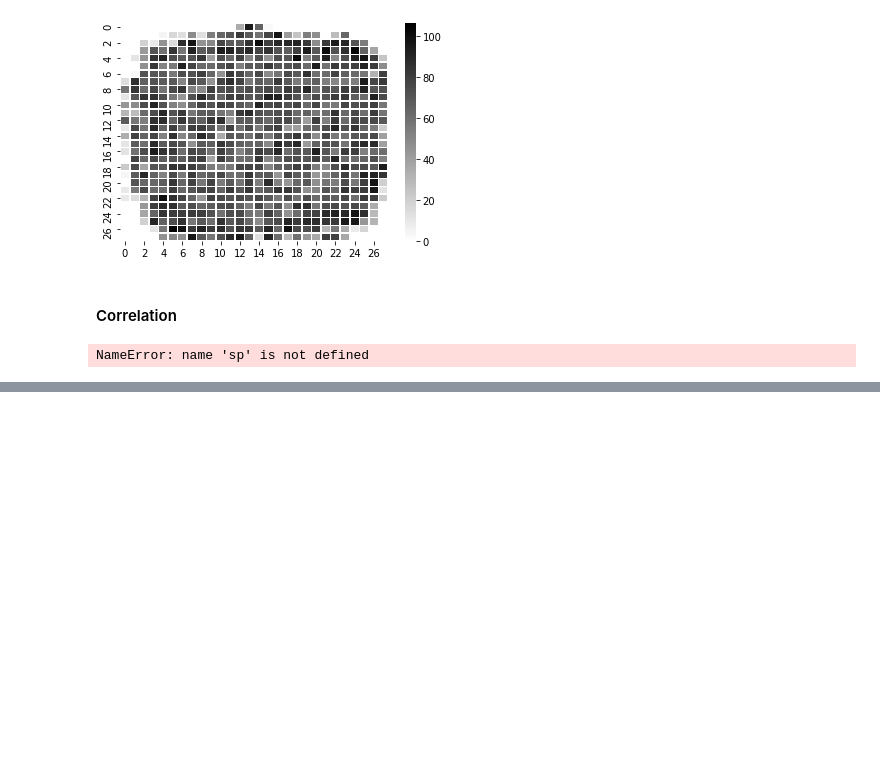
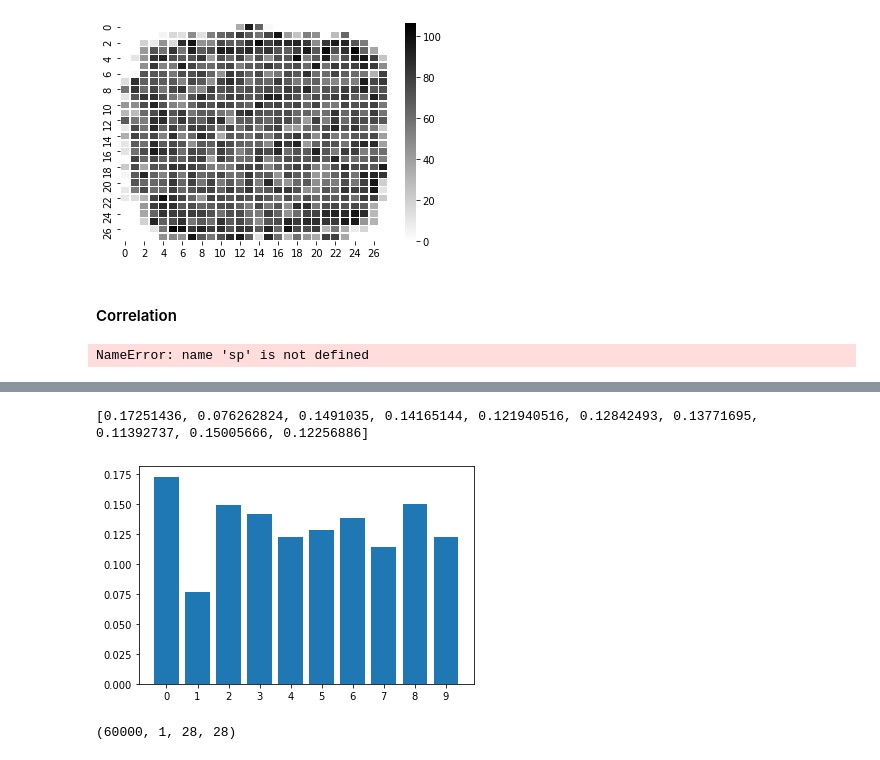
Before and after one commit to danieldelijani/Adversarial_Attacks, a Jupyter notebook: Mnist/Mnist_exploration.ipynb, the cells around one changed output, grey strips where cells are left out. Cells and saved outputs as stored; diff of their text form; code cells hidden in the pictures; blank space fills up the shorter version.

```diff
--- a/Mnist/Mnist_exploration.ipynb
+++ b/Mnist/Mnist_exploration.ipynb
@@ -164,0 +272,19 @@ NameError: name 'sp' is not defined
+# %%
+def get_mean_barchart():
+    mean_values =[]
+    for i in range(10):
+        class_arrayX,class_arrayY = get_class_arrays(i)
+        mean_values.append(class_arrayX.mean())
+
+    plt.bar(np.arange(10),mean_values, align='center')
+    plt.xticks(np.arange(10))
+    print(mean_values)
+
+get_mean_barchart()
+# %% [output]
+[0.17251436, 0.076262824, 0.1491035, 0.14165144, 0.121940516, 0.12842493, 0.13771695, 0.11392737, 0.15005666, 0.12256886]
+[figure, added]
+# %%
+explore_X.shape
+# %% [output]
+(60000, 1, 28, 28)
```
Also changed, not shown: parts of 18 cells of this notebook, 31 other files.
